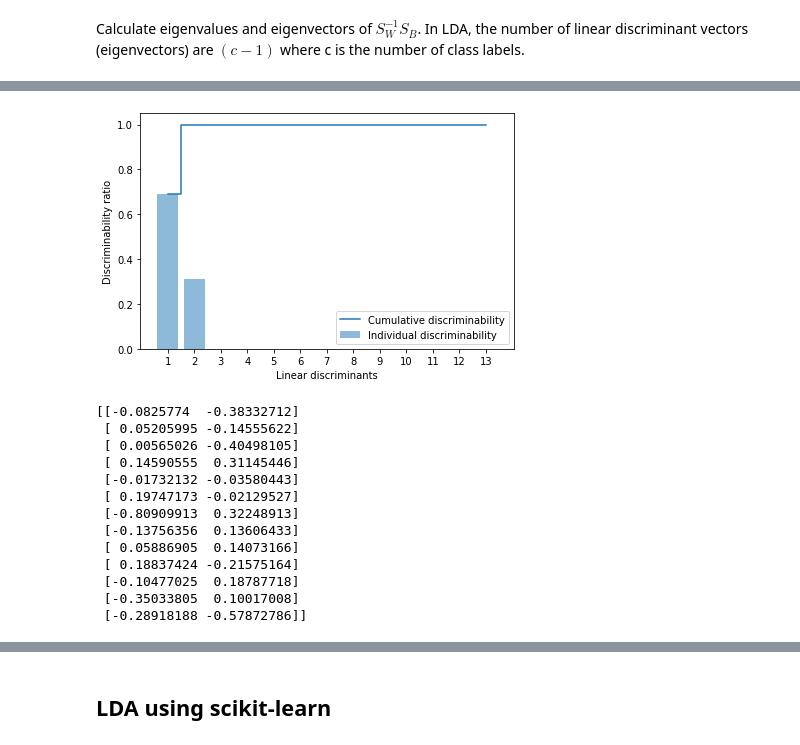
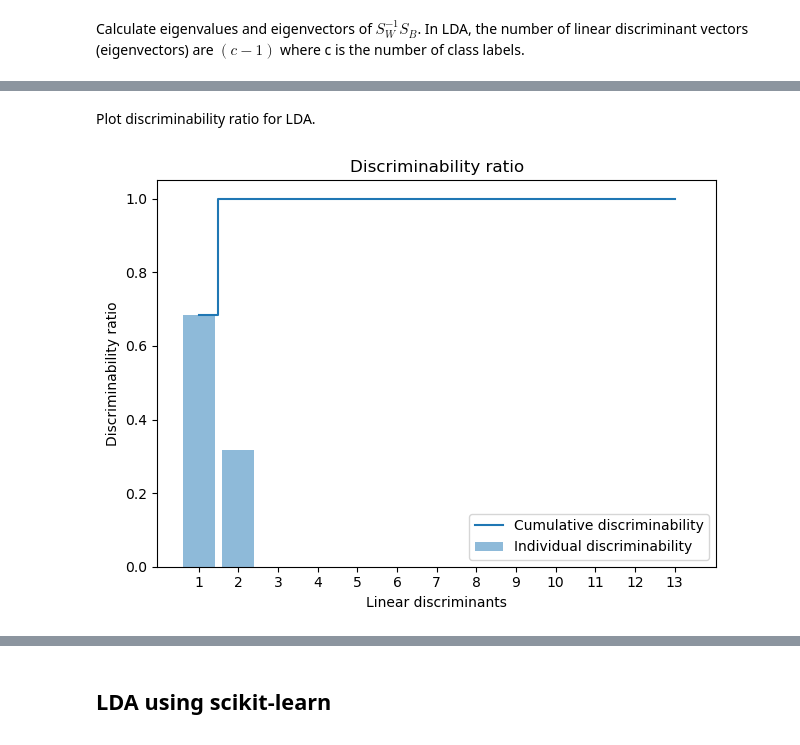
Before and after one commit to hanjihun2000/machine-learning, a Jupyter notebook: guide/feature-extraction.ipynb, the cells around one changed output, grey strips where cells are left out. Cells and saved outputs as stored; diff of their text form; code cells hidden in the pictures.

```diff
--- a/guide/feature-extraction.ipynb
+++ b/guide/feature-extraction.ipynb
@@ -287,34 +259,19 @@ for eigen_val in eigen_pairs:
 0.0
+# %% [markdown]
+Plot discriminability ratio for LDA.
 # %%
-# discriminability ratio for LDA
 total = sum(eigen_vals.real)
 exp_var = [(i / total) for i in sorted(eigen_vals.real, reverse=True)]
 cum_exp_var = np.cumsum(exp_var)
 plt.bar(range(1, 14), exp_var, alpha=0.5, align='center', label='Individual discriminability')
 plt.step(range(1, 14), cum_exp_var, where='mid', label='Cumulative discriminability')
 plt.xticks(range(1, 14))
+plt.title('Discriminability ratio')
 plt.xlabel('Linear discriminants')
 plt.ylabel('Discriminability ratio')
 plt.legend(loc='best')
 plt.tight_layout()
 plt.show()
 # %% [output]
-[figure, old version]
+[figure, new version]
-# %%
-W = np.hstack((eigen_pairs[0][1][:, np.newaxis].real, eigen_pairs[1][1][:, np.newaxis].real))
-print(W)
-# %% [output]
-[[-0.0825774  -0.38332712]
- [ 0.05205995 -0.14555622]
- [ 0.00565026 -0.40498105]
- [ 0.14590555  0.31145446]
- [-0.01732132 -0.03580443]
- [ 0.19747173 -0.02129527]
- [-0.80909913  0.32248913]
- [-0.13756356  0.13606433]
- [ 0.05886905  0.14073166]
- [ 0.18837424 -0.21575164]
- [-0.10477025  0.18787718]
- [-0.35033805  0.10017008]
- [-0.28918188 -0.57872786]]
 # %%
```
Also changed, not shown: parts of 21 cells of this notebook.
